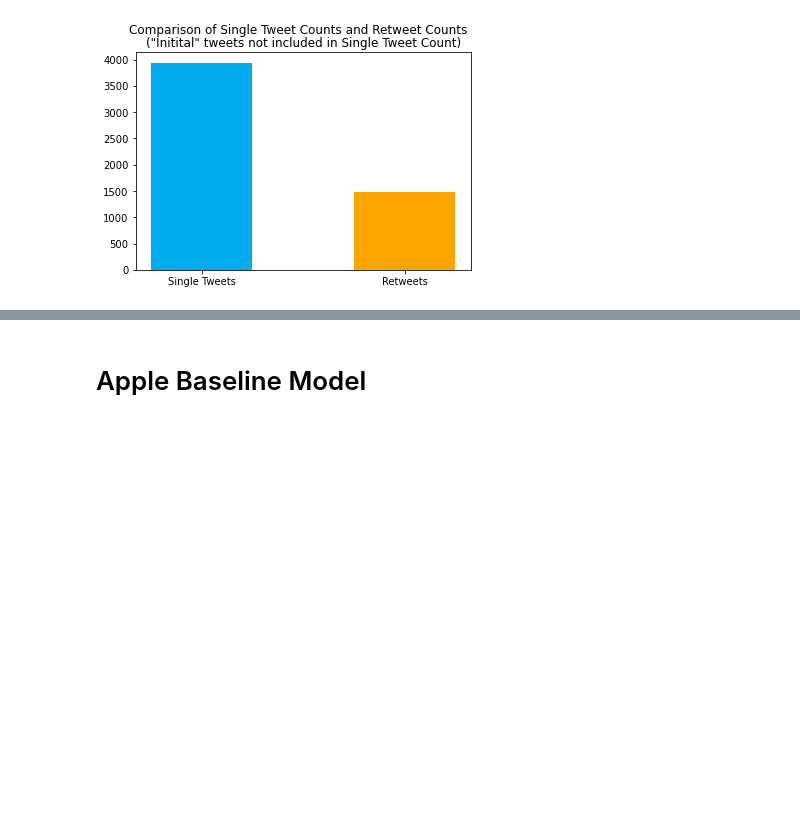
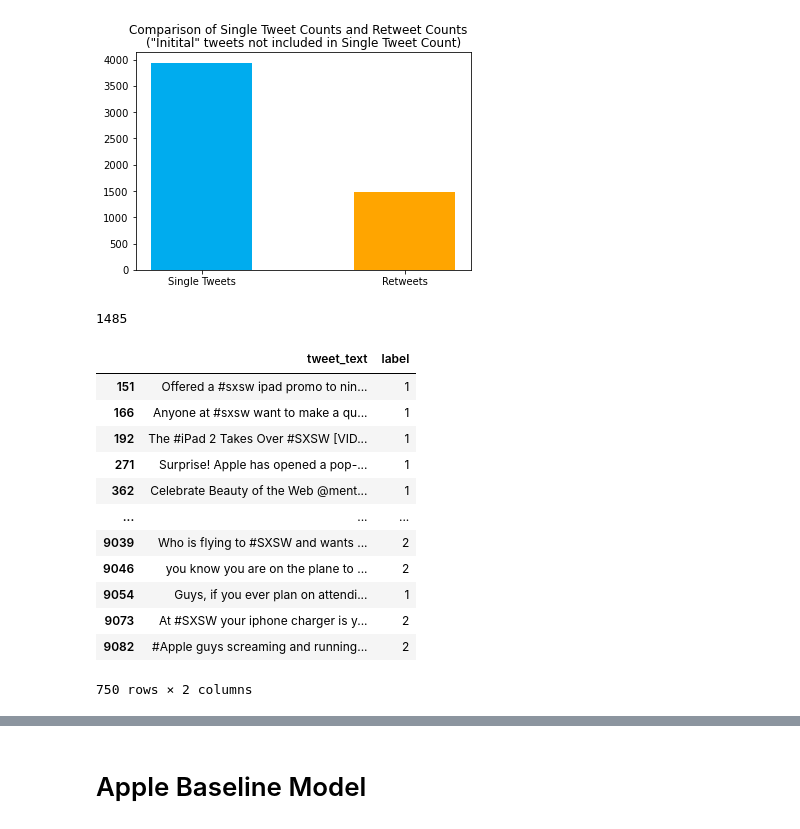
Before and after one commit to kelsklane/Apple_Tweet_Sentiment_NLP, a Jupyter notebook: jupyters/kelsey_notebook.ipynb, the cells around one changed output, grey strips where cells are left out. Saved outputs shown, nothing was run; the diff lists cells and outputs as text; code cells hidden in the pictures; blank space fills up the shorter version.

```diff
--- a/jupyters/kelsey_notebook.ipynb
+++ b/jupyters/kelsey_notebook.ipynb
@@ -1114,2 +1114,33 @@ plt.title('("Initital" tweets not included in Single Tweet Count)');
 # %% [output]
 [figure]
+# %%
+text_after = []
+for tweet in tweets['tweet_text']:
+    if "RT " in tweet:
+        text_after.append(tweet.split("RT " , 1)[1])
+len(text_after)
+# %% [output]
+1485
+# %%
+no_ats = []
+for t in text_after:
+    words = t.split()
+    no_at = words[1:]
+    tweet = ' '.join(no_at)
+    no_ats.append(tweet)
+to_delete = tweets[tweets['tweet_text'].isin(no_ats)]
+to_delete
+# %% [output]
+|  | tweet_text | label |
+| 151 | Offered a #sxsw ipad promo to nin... | 1 |
+| 166 | Anyone at #sxsw want to make a qu... | 1 |
+| 192 | The #iPad 2 Takes Over #SXSW [VID... | 1 |
+| 271 | Surprise! Apple has opened a pop-... | 1 |
+| 362 | Celebrate Beauty of the Web @ment... | 1 |
+| ... | ... | ... |
+| 9039 | Who is flying to #SXSW and wants ... | 2 |
+| 9046 | you know you are on the plane to ... | 2 |
+| 9054 | Guys, if you ever plan on attendi... | 1 |
+| 9073 | At #SXSW your iphone charger is y... | 2 |
+| 9082 | #Apple guys screaming and running... | 2 |
+750 rows × 2 columns
```
Also changed, not shown: parts of 17 cells of this notebook, 14 other files.
